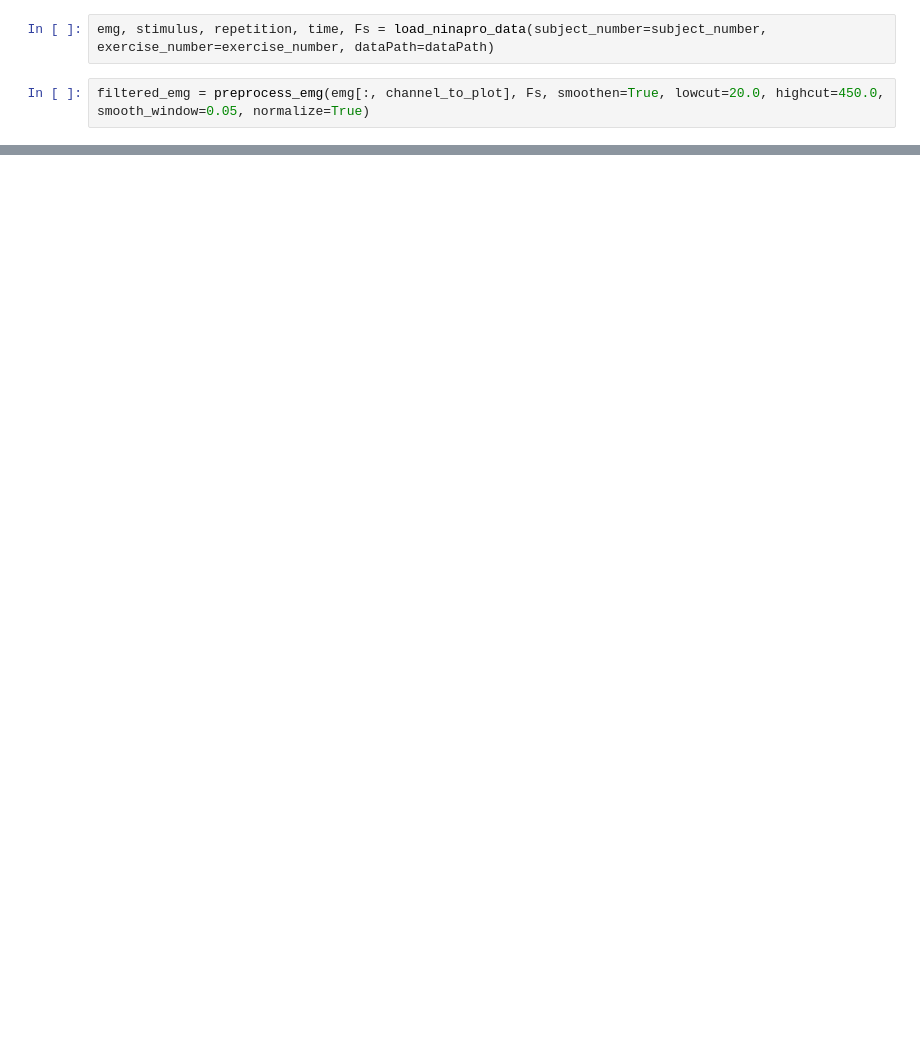
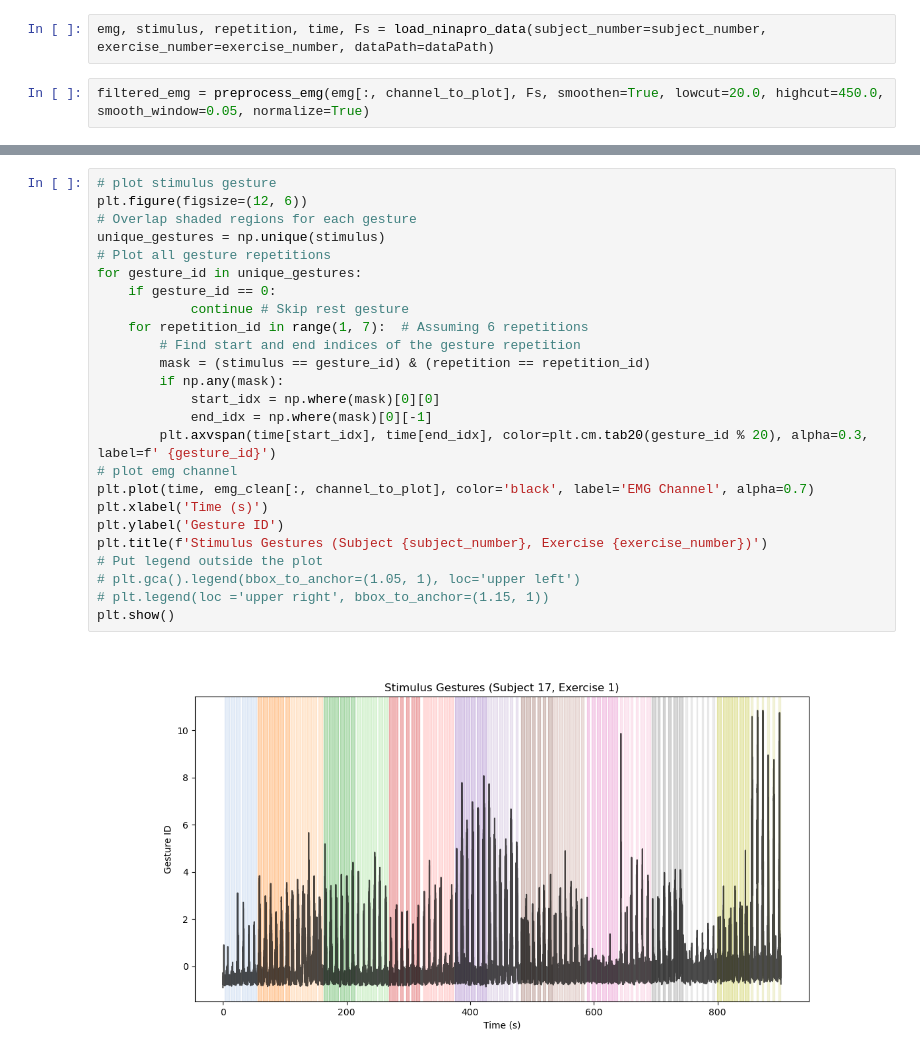
Before and after one commit to sumachinta/emg-gesture-classification-ninapro, a Jupyter notebook: notebooks/02_data_preprocessing.ipynb, the cells around one changed output, grey strips where cells are left out. Saved outputs shown, nothing was run; the diff lists cells and outputs as text; blank space fills up the shorter version.

```diff
--- a/notebooks/02_data_preprocessing.ipynb
+++ b/notebooks/02_data_preprocessing.ipynb
@@ -34,0 +45,27 @@ plt.show()
+# %%
+# plot stimulus gesture
+plt.figure(figsize=(12, 6))
+# Overlap shaded regions for each gesture
+unique_gestures = np.unique(stimulus)
+# Plot all gesture repetitions
+for gesture_id in unique_gestures:
+    if gesture_id == 0:
+            continue # Skip rest gesture
+    for repetition_id in range(1, 7):  # Assuming 6 repetitions
+        # Find start and end indices of the gesture repetition
+        mask = (stimulus == gesture_id) & (repetition == repetition_id)
+        if np.any(mask):
+            start_idx = np.where(mask)[0][0]
+            end_idx = np.where(mask)[0][-1]
+        plt.axvspan(time[start_idx], time[end_idx], color=plt.cm.tab20(gesture_id % 20), alpha=0.3, label=f' {gesture_id}')
+# plot emg channel
+plt.plot(time, emg_clean[:, channel_to_plot], color='black', label='EMG Channel', alpha=0.7)
+plt.xlabel('Time (s)')
+plt.ylabel('Gesture ID')
+plt.title(f'Stimulus Gestures (Subject {subject_number}, Exercise {exercise_number})')
+# Put legend outside the plot
+# plt.gca().legend(bbox_to_anchor=(1.05, 1), loc='upper left')
+# plt.legend(loc ='upper right', bbox_to_anchor=(1.15, 1))
+plt.show()
+# %% [output]
+[figure, added]
```
Also changed, not shown: parts of 5 cells of this notebook.
